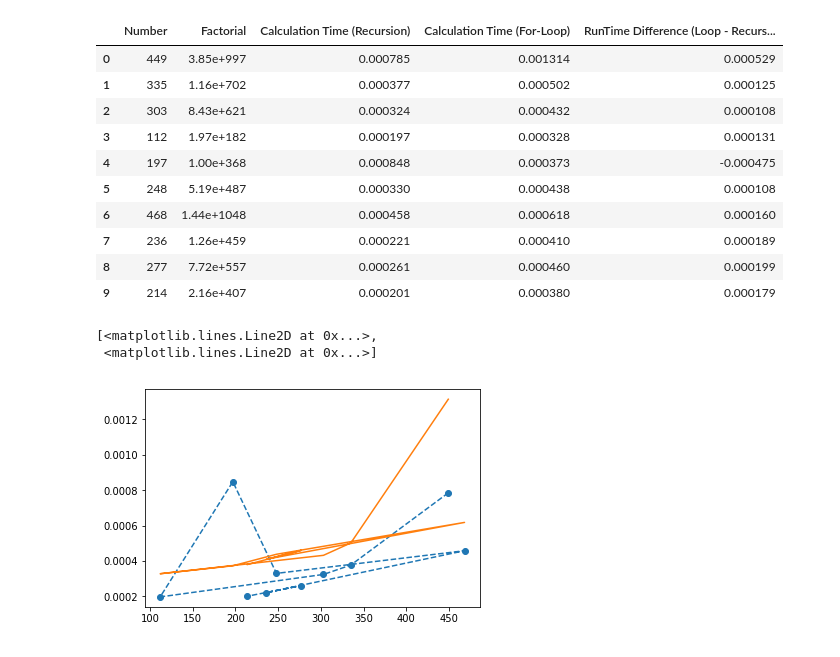
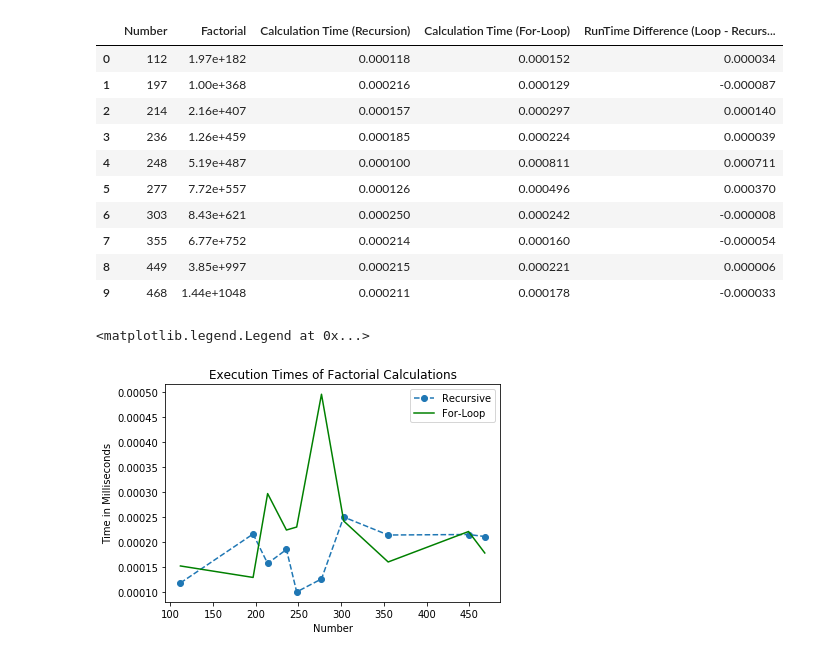
Before and after one commit to jacobkreider/msds432, a Jupyter notebook: kreiderMini3.ipynb, the cells around one changed output. Cells and saved outputs as stored; diff of their text form; code cells hidden in the pictures.

```diff
--- a/kreiderMini3.ipynb
+++ b/kreiderMini3.ipynb
@@ -28,15 +28,15 @@ print(myArray)
 # %%
 #Move array values into separate objects for passing to the function
-a0 = 449
-a1 = 335
-a2 = 303
-a3 = 112
-a4 = 197
-a5 = 248
-a6 = 468
-a7 = 236
-a8 = 277
-a9 = 214
+a0 = 112
+a1 = 197
+a2 = 214
+a3 = 236
+a4 = 248
+a5 = 277
+a6 = 303
+a7 = 355
+a8 = 449
+a9 = 468
 # %%
 #Calculate the factorial of each of the numbers using recursion
 #and capture start/end time, store the results in an array,
@@ -235,28 +238,32 @@ myResults['RunTime Difference (Loop - Recursion)'] = myResults['Calculation Time
 myResults
 # %% [output]
 |  | Number | Factorial | Calculation Time (Recursion) | Calculation Time (For-Loop) | RunTime Difference (Loop - Recurs... |
-| 0 | 449 | 3.85e+997 | 0.000785 | 0.001314 | 0.000529 |
-| 1 | 335 | 1.16e+702 | 0.000377 | 0.000502 | 0.000125 |
-| 2 | 303 | 8.43e+621 | 0.000324 | 0.000432 | 0.000108 |
-| 3 | 112 | 1.97e+182 | 0.000197 | 0.000328 | 0.000131 |
-| 4 | 197 | 1.00e+368 | 0.000848 | 0.000373 | -0.000475 |
-| 5 | 248 | 5.19e+487 | 0.000330 | 0.000438 | 0.000108 |
-| 6 | 468 | 1.44e+1048 | 0.000458 | 0.000618 | 0.000160 |
-| 7 | 236 | 1.26e+459 | 0.000221 | 0.000410 | 0.000189 |
-| 8 | 277 | 7.72e+557 | 0.000261 | 0.000460 | 0.000199 |
-| 9 | 214 | 2.16e+407 | 0.000201 | 0.000380 | 0.000179 |
+| 0 | 112 | 1.97e+182 | 0.000118 | 0.000152 | 0.000034 |
+| 1 | 197 | 1.00e+368 | 0.000216 | 0.000129 | -0.000087 |
+| 2 | 214 | 2.16e+407 | 0.000157 | 0.000297 | 0.000140 |
+| 3 | 236 | 1.26e+459 | 0.000185 | 0.000224 | 0.000039 |
+| 4 | 248 | 5.19e+487 | 0.000100 | 0.000811 | 0.000711 |
+| 5 | 277 | 7.72e+557 | 0.000126 | 0.000496 | 0.000370 |
+| 6 | 303 | 8.43e+621 | 0.000250 | 0.000242 | -0.000008 |
+| 7 | 355 | 6.77e+752 | 0.000214 | 0.000160 | -0.000054 |
+| 8 | 449 | 3.85e+997 | 0.000215 | 0.000221 | 0.000006 |
+| 9 | 468 | 1.44e+1048 | 0.000211 | 0.000178 | -0.000033 |
 # %%
 #Use Python matplotlib or Seaborn to generate a graph that has number on the horizontal
 #axis and with execution time in milliseconds on the vertical axis.
 #The plot should show execution times of recursion and the loop.
 
 plt.plot([a0, a1, a2, a3, a4, a5, a6, a7, a8, a9],
         [a0time, a1time, a2time, a3time, a4time, a5time, a6time, a7time, a8time, a9time],
          'o--',
         [a0, a1, a2, a3, a4, a5, a6, a7, a8, a9],
         [loop0time, loop1time, loop2time, loop3time, loop4time, loop5time,
-         loop6time, loop7time, loop8time, loop9time])
+         loop6time, loop7time, loop8time, loop9time],
+        'g-')
+plt.xlabel('Number')
+plt.ylabel('Time in Milliseconds')
+plt.title('Execution Times of Factorial Calculations')
+plt.legend([ 'Recursive', 'For-Loop'])
 # %% [output]
-[<matplotlib.lines.Line2D at 0x...>,
- <matplotlib.lines.Line2D at 0x...>]
+<matplotlib.legend.Legend at 0x...>
-[figure, old version]
+[figure, new version]
```
Also changed, not shown: parts of 5 cells of this notebook.
